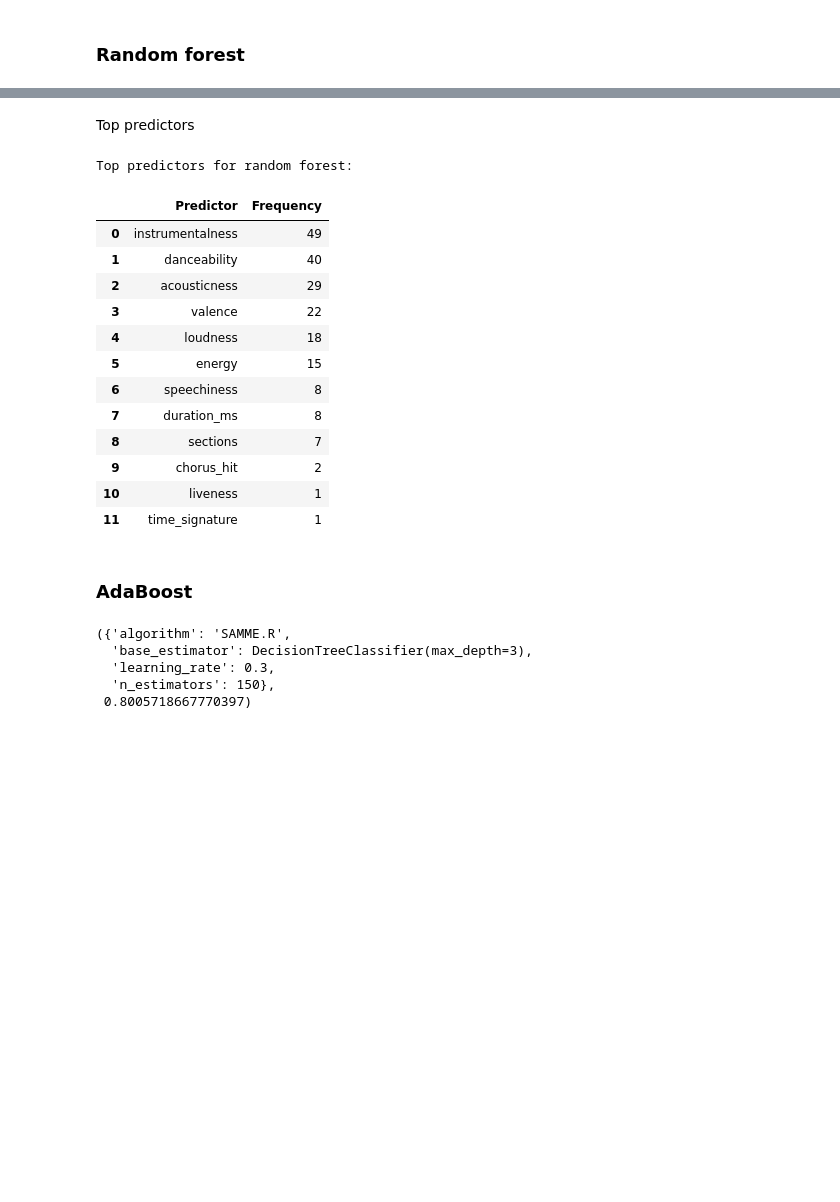
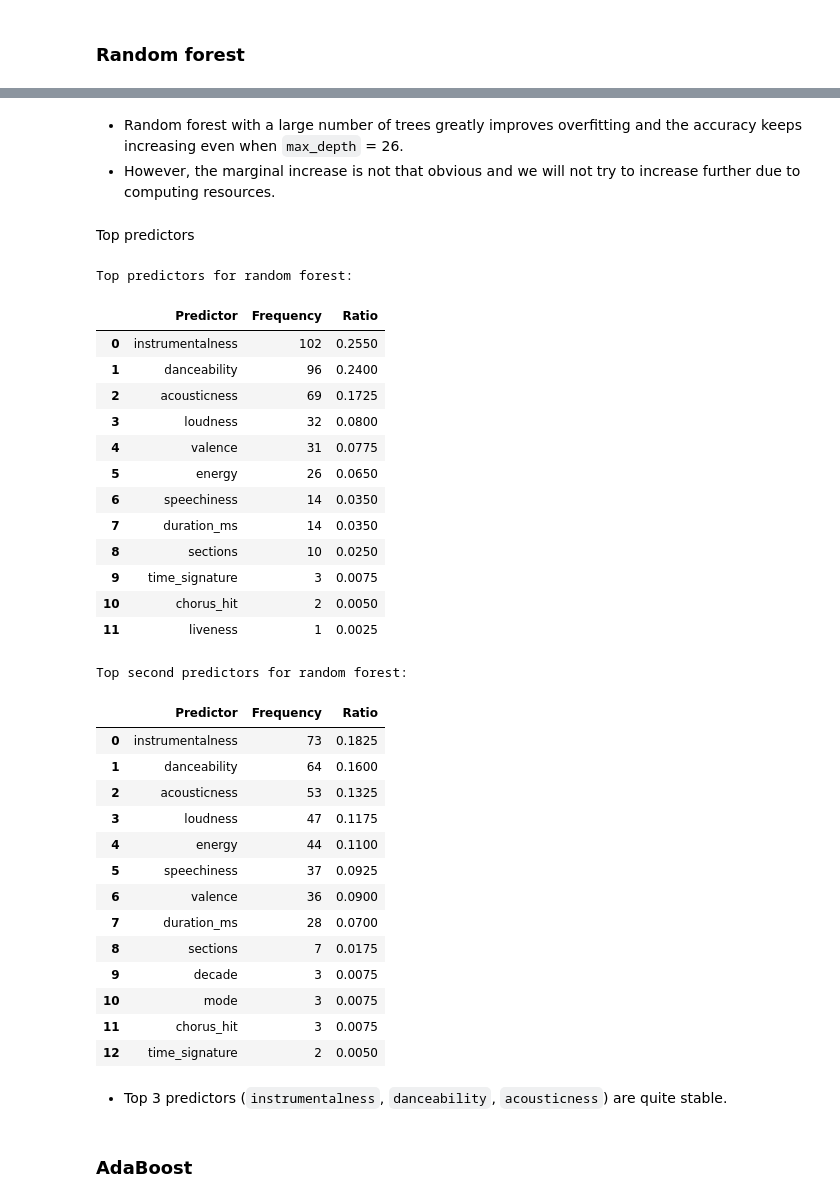
Before and after one commit to miaowu128/Spotify_Song_Hit_Prediction, a Jupyter notebook: 209 project.ipynb, the cells around one changed output, grey strips where cells are left out. Cells and saved outputs as stored; diff of their text form; code cells hidden in the pictures; blank space fills up the shorter version.

```diff
--- a/209 project.ipynb
+++ b/209 project.ipynb
@@ -780,10 +695,19 @@ clf_rf = GridSearchCV(rf, parameters, cv=10, error_score=0, n_jobs=-1, return_tr
+# %%
+parameters = {"n_estimators": [400],
+              "max_depth": range(11, 27, 5),
+              "min_samples_split": [0.0001, 0.001]}
+rf = RandomForestClassifier()
+clf = GridSearchCV(rf, parameters, cv=10, error_score=0, n_jobs=-1, return_train_score=True).fit(X_train_std, y_train)
 # %%
-train_acc_list = clf_rf.cv_results_["mean_train_score"].reshape(-1, 3)
-val_acc_list = clf_rf.cv_results_["mean_test_score"].reshape(-1, 3)
-best_param = clf_rf.best_params_
+train_acc_list = clf.cv_results_["mean_train_score"].reshape(-1, 2)
+val_acc_list = clf.cv_results_["mean_test_score"].reshape(-1, 2)
+best_param = clf.best_params_
+start = time.time()
 best_rf = RandomForestClassifier(n_estimators=best_param["n_estimators"],
                                  min_samples_split=best_param["min_samples_split"],
                                  max_depth=best_param["max_depth"]).fit(X_train_std, y_train)
+end = time.time()
+time_matrix[2] = np.round(end - start, 2)
 train_acc_rf = best_rf.score(X_train_std, y_train)
 test_acc_rf = best_rf.score(X_test_std, y_test)
 y_pred_rf = best_rf.predict(X_test_std)
@@ -812,31 +749,62 @@ weighted avg       0.80      0.79      0.79      8222
+# %% [markdown]
+- Random forest with a large number of trees greatly improves overfitting and the accuracy keeps increasing even when `max_depth` = 26.
+- However, the marginal increase is not that obvious and we will not try to increase further due to computing resources.
 # %% [markdown]
 Top predictors
 # %%
 rf_top_nodes = []
+rf_second_nodes = []
 for model in best_rf.estimators_:
     rf_top_nodes.append(model.tree_.feature[0])
+    rf_second_nodes.append(model.tree_.feature[1])
 rf_top_nodes = X_train_std.columns[rf_top_nodes]
+rf_second_nodes = X_train_std.columns[rf_second_nodes]
 
 top_predictors_rf = pd.DataFrame(rf_top_nodes.value_counts())
 top_predictors_rf = top_predictors_rf.reset_index()
 top_predictors_rf.columns = ['Predictor', 'Frequency']
+top_predictors_rf["Ratio"] = top_predictors_rf.Frequency / 400
 print("Top predictors for random forest:")
 display(top_predictors_rf)
+
+second_predictors_rf = pd.DataFrame(rf_second_nodes.value_counts())
+second_predictors_rf = second_predictors_rf.reset_index()
+second_predictors_rf.columns = ['Predictor', 'Frequency']
+second_predictors_rf["Ratio"] = second_predictors_rf.Frequency / 400
+print("Top second predictors for random forest:")
+display(second_predictors_rf)
 # %% [output]
 Top predictors for random forest:
-|  | Predictor | Frequency |
-| 0 | instrumentalness | 49 |
-| 1 | danceability | 40 |
-| 2 | acousticness | 29 |
-| 3 | valence | 22 |
-| 4 | loudness | 18 |
-| 5 | energy | 15 |
-| 6 | speechiness | 8 |
-| 7 | duration_ms | 8 |
-| 8 | sections | 7 |
-| 9 | chorus_hit | 2 |
-| 10 | liveness | 1 |
-| 11 | time_signature | 1 |
+|  | Predictor | Frequency | Ratio |
+| 0 | instrumentalness | 102 | 0.2550 |
+| 1 | danceability | 96 | 0.2400 |
+| 2 | acousticness | 69 | 0.1725 |
+| 3 | loudness | 32 | 0.0800 |
+| 4 | valence | 31 | 0.0775 |
+| 5 | energy | 26 | 0.0650 |
+| 6 | speechiness | 14 | 0.0350 |
+| 7 | duration_ms | 14 | 0.0350 |
+| 8 | sections | 10 | 0.0250 |
+| 9 | time_signature | 3 | 0.0075 |
+| 10 | chorus_hit | 2 | 0.0050 |
+| 11 | liveness | 1 | 0.0025 |
+Top second predictors for random forest:
+|  | Predictor | Frequency | Ratio |
+| 0 | instrumentalness | 73 | 0.1825 |
+| 1 | danceability | 64 | 0.1600 |
+| 2 | acousticness | 53 | 0.1325 |
+| 3 | loudness | 47 | 0.1175 |
+| 4 | energy | 44 | 0.1100 |
+| 5 | speechiness | 37 | 0.0925 |
+| 6 | valence | 36 | 0.0900 |
+| 7 | duration_ms | 28 | 0.0700 |
+| 8 | sections | 7 | 0.0175 |
+| 9 | decade | 3 | 0.0075 |
+| 10 | mode | 3 | 0.0075 |
+| 11 | chorus_hit | 3 | 0.0075 |
+| 12 | time_signature | 2 | 0.0050 |
+# %% [markdown]
+- Top 3 predictors (`instrumentalness`, `danceability`, `acousticness`) are quite stable.
 # %% [markdown]
 ### AdaBoost
 # %%
@@ -846,14 +814,6 @@ parameters = {"n_estimators": [100, 150, 200],
               "algorithm": ["SAMME.R"]}
 ada = AdaBoostClassifier()
 clf = GridSearchCV(ada, parameters, cv=10, error_score=0, n_jobs=-1, return_train_score=True).fit(X_train_std, y_train)
-# %%
-clf.best_params_, clf.best_score_
-# %% [output]
-({'algorithm': 'SAMME.R',
-  'base_estimator': DecisionTreeClassifier(max_depth=3),
-  'learning_rate': 0.3,
-  'n_estimators': 150},
- 0.8005718667770397)
 # %%
 train_acc_list = clf.cv_results_["mean_train_score"].reshape(-1, 3)
 val_acc_list = clf.cv_results_["mean_test_score"].reshape(-1, 3)
```
Also changed, not shown: parts of 41 cells of this notebook.
